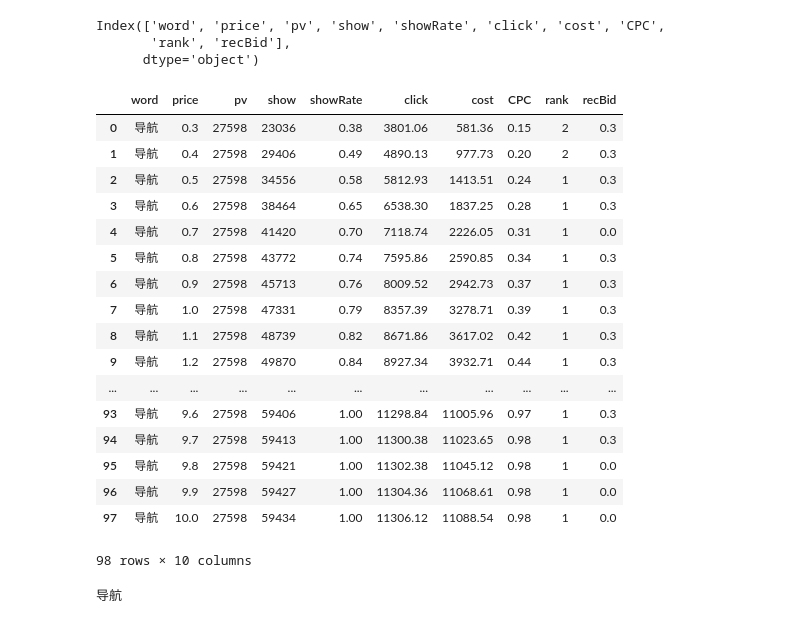
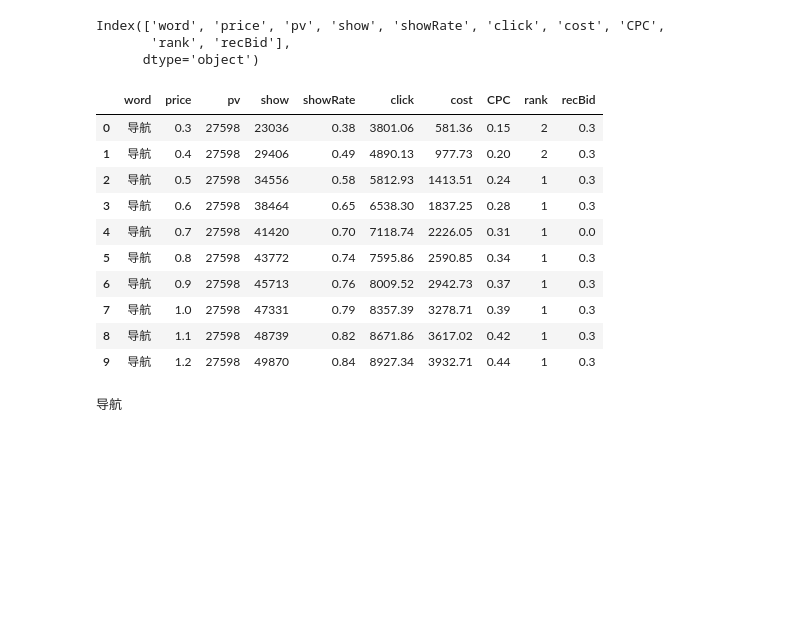
Before and after one commit to solaris-meng/test, a Jupyter notebook: test_baidu_prediction_api.ipynb, the cells around one changed output. Saved outputs shown, nothing was run; the diff lists cells and outputs as text; code cells hidden in the pictures; blank space fills up the shorter version.

```diff
--- a/test_baidu_prediction_api.ipynb
+++ b/test_baidu_prediction_api.ipynb
@@ -13,28 +13,21 @@ Index(['word', 'price', 'pv', 'show', 'showRate', 'click', 'cost', 'CPC',
        'rank', 'recBid'],
       dtype='object')
 # %%
-df = df[df.word == '导航']
+#df = df[df.word == '导航']
 #df = df['show']
-df
+df.head(10)
 # %% [output]
 |  | word | price | pv | show | showRate | click | cost | CPC | rank | recBid |
 | 0 | 导航 | 0.3 | 27598 | 23036 | 0.38 | 3801.06 | 581.36 | 0.15 | 2 | 0.3 |
 | 1 | 导航 | 0.4 | 27598 | 29406 | 0.49 | 4890.13 | 977.73 | 0.20 | 2 | 0.3 |
 | 2 | 导航 | 0.5 | 27598 | 34556 | 0.58 | 5812.93 | 1413.51 | 0.24 | 1 | 0.3 |
 | 3 | 导航 | 0.6 | 27598 | 38464 | 0.65 | 6538.30 | 1837.25 | 0.28 | 1 | 0.3 |
 | 4 | 导航 | 0.7 | 27598 | 41420 | 0.70 | 7118.74 | 2226.05 | 0.31 | 1 | 0.0 |
 | 5 | 导航 | 0.8 | 27598 | 43772 | 0.74 | 7595.86 | 2590.85 | 0.34 | 1 | 0.3 |
 | 6 | 导航 | 0.9 | 27598 | 45713 | 0.76 | 8009.52 | 2942.73 | 0.37 | 1 | 0.3 |
 | 7 | 导航 | 1.0 | 27598 | 47331 | 0.79 | 8357.39 | 3278.71 | 0.39 | 1 | 0.3 |
 | 8 | 导航 | 1.1 | 27598 | 48739 | 0.82 | 8671.86 | 3617.02 | 0.42 | 1 | 0.3 |
 | 9 | 导航 | 1.2 | 27598 | 49870 | 0.84 | 8927.34 | 3932.71 | 0.44 | 1 | 0.3 |
-| ... | ... | ... | ... | ... | ... | ... | ... | ... | ... | ... |
-| 93 | 导航 | 9.6 | 27598 | 59406 | 1.00 | 11298.84 | 11005.96 | 0.97 | 1 | 0.3 |
-| 94 | 导航 | 9.7 | 27598 | 59413 | 1.00 | 11300.38 | 11023.65 | 0.98 | 1 | 0.3 |
-| 95 | 导航 | 9.8 | 27598 | 59421 | 1.00 | 11302.38 | 11045.12 | 0.98 | 1 | 0.0 |
-| 96 | 导航 | 9.9 | 27598 | 59427 | 1.00 | 11304.36 | 11068.61 | 0.98 | 1 | 0.0 |
-| 97 | 导航 | 10.0 | 27598 | 59434 | 1.00 | 11306.12 | 11088.54 | 0.98 | 1 | 0.0 |
-98 rows × 10 columns
 # %%
 words = ['导航', '导航地图', '导航系统下载', '手机导航', '语音导航']
 
```
Also changed, not shown: parts of 1 cell of this notebook.
